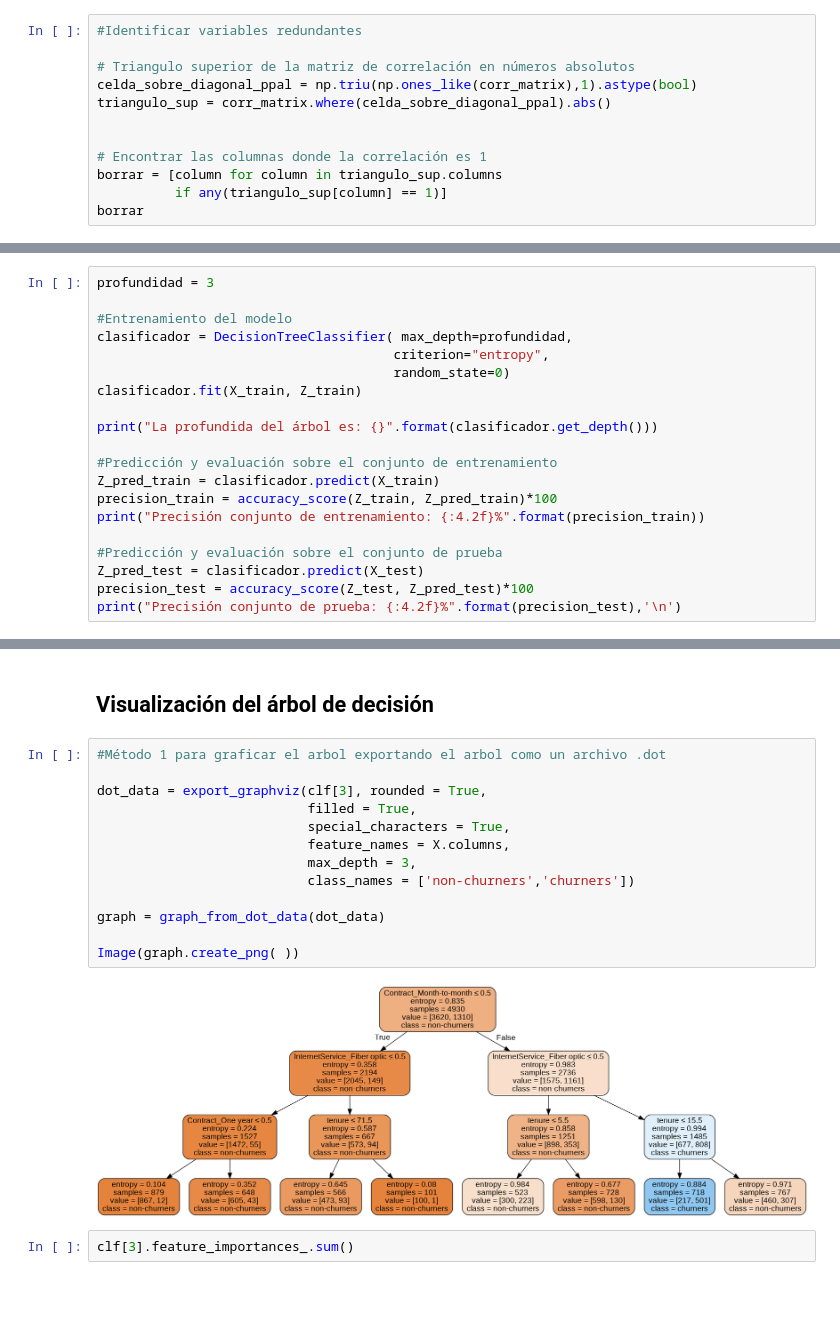
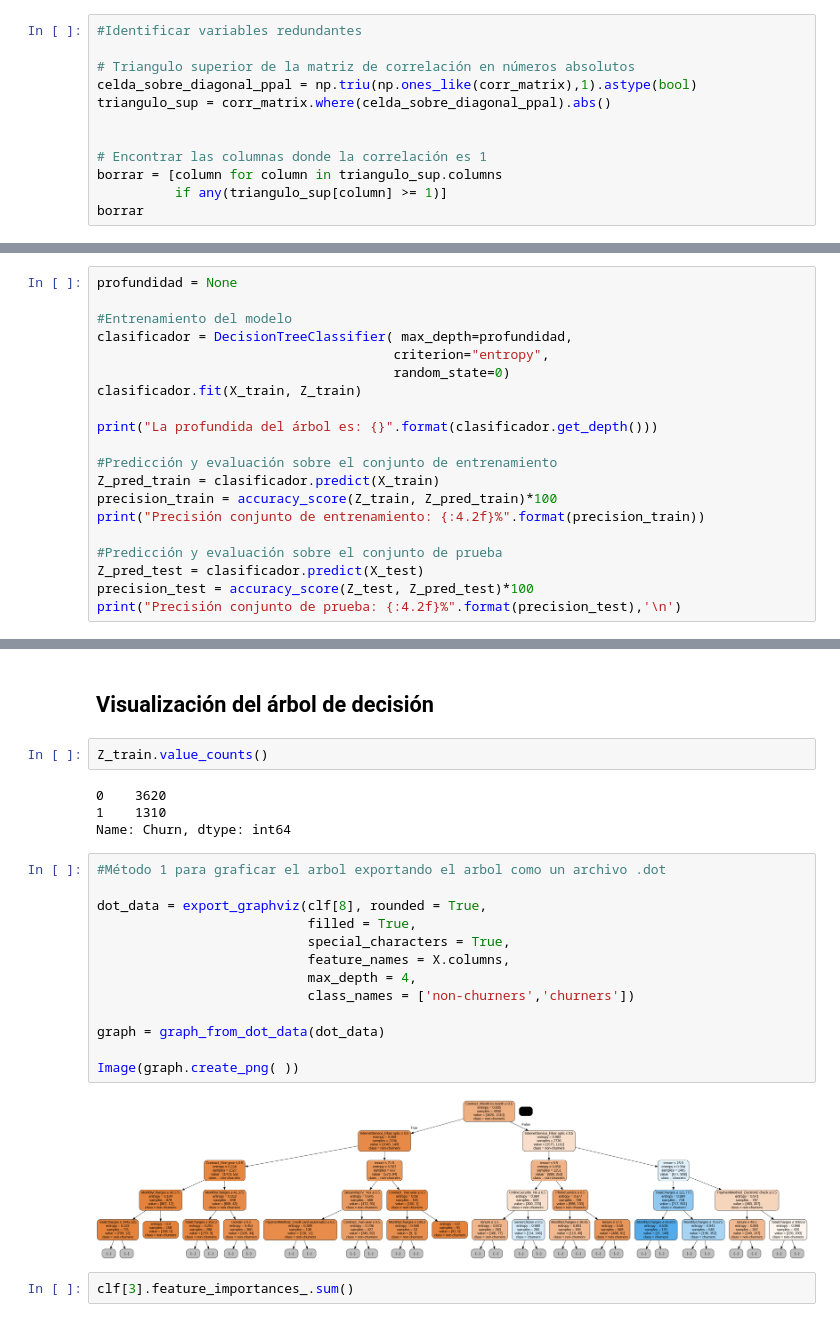
Before and after one commit to AnIsAsPe/ClasificadorClientesTelecom, a Jupyter notebook: Notebooks/ClasificadorClientesEmpresaTelecom_Churn.ipynb, the cells around one changed output, grey strips where cells are left out. Drawn from its saved outputs; the diff is of its cells as text; blank space fills up the shorter version.

```diff
--- a/Notebooks/ClasificadorClientesEmpresaTelecom_Churn.ipynb
+++ b/Notebooks/ClasificadorClientesEmpresaTelecom_Churn.ipynb
@@ -259,6 +263,6 @@ triangulo_sup = corr_matrix.where(celda_sobre_diagonal_ppal).abs()
 
 # Encontrar las columnas donde la correlación es 1
 borrar = [column for column in triangulo_sup.columns
-          if any(triangulo_sup[column] == 1)]
+          if any(triangulo_sup[column] >= 1)]
 borrar
 # %% [output]
@@ -381,7 +390,7 @@ Clientes que cancelan: 26.455%
 # %% [markdown]
 ## Entrenamiento y prueba del modelo
 # %%
-profundidad = 3
+profundidad = None
 
 #Entrenamiento del modelo
 clasificador = DecisionTreeClassifier( max_depth=profundidad,
@@ -438,20 +447,26 @@ plt.show()
 # %% [markdown]
 ## Visualización del árbol de decisión
+# %%
+Z_train.value_counts()
+# %% [output]
+0    3620
+1    1310
+Name: Churn, dtype: int64
 # %%
 #Método 1 para graficar el arbol exportando el arbol como un archivo .dot
 
-dot_data = export_graphviz(clf[3], rounded = True,
+dot_data = export_graphviz(clf[8], rounded = True,
                            filled = True,
                            special_characters = True,
                            feature_names = X.columns,
-                           max_depth = 3,
+                           max_depth = 4,
                            class_names = ['non-churners','churners'])
 
 graph = graph_from_dot_data(dot_data)
 
 Image(graph.create_png( ))
 # %% [output]
-[figure, old version]
+[figure, new version]
 # %%
 clf[3].feature_importances_.sum()
 # %% [output]
```
Also changed, not shown: parts of 14 cells of this notebook.
